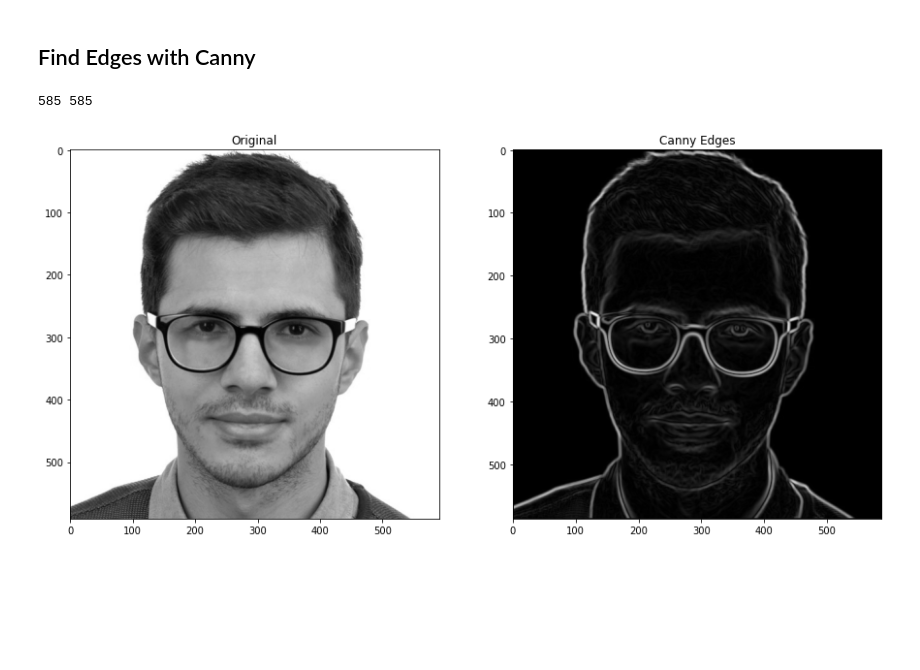
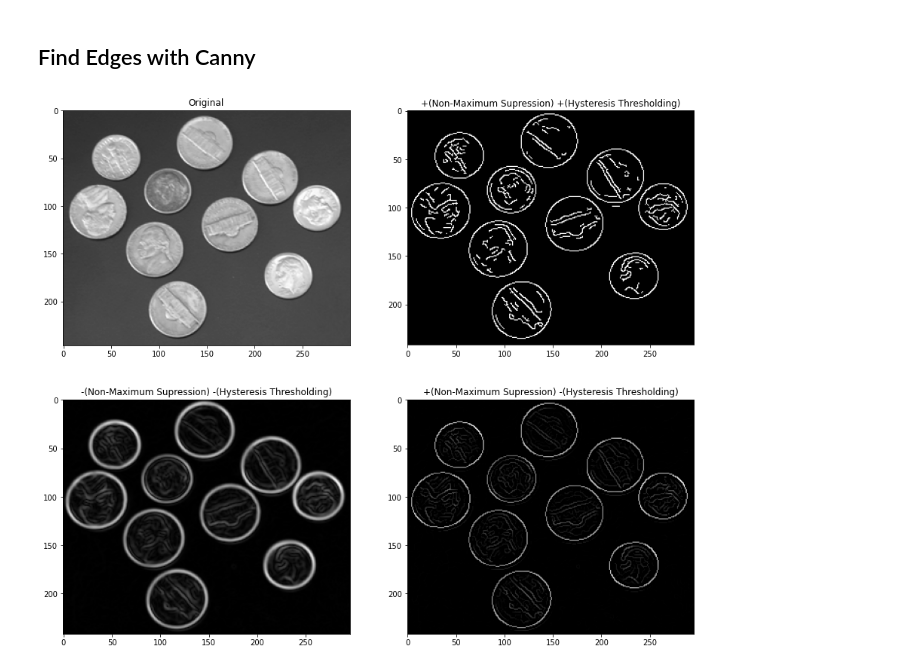
Before and after one commit to ramesaliyev/image-processing-101, a Jupyter notebook: 03- edge detection/canny.ipynb, the cells around one changed output. Saved outputs shown, nothing was run; the diff lists cells and outputs as text; code cells hidden in the pictures; blank space fills up the shorter version.

Commit message:
complete implementation of canny edge detection

```diff
--- a/03- edge detection/canny.ipynb
+++ b/03- edge detection/canny.ipynb
@@ -21,7 +21,7 @@ import lib.helpers as libhelpers
 # %% [markdown]
 **Read PGM**
 # %%
-pgm_path = '../assets/pgms/gman2.ascii.pgm';
+pgm_path = '../assets/pgms/coins.ascii.pgm';
 pgm = libpgm.read(pgm_path)
 # %% [markdown]
 ## Find Edges with Canny
@@ -99,21 +28,45 @@ def canny(image, gauss_sigma, tl, th):
 # %%
-plt.figure(figsize=(15, 15), dpi=72)
-plt.subplot(1, 2, 1)
+plt.figure(figsize=(15, 20), dpi=72)
+
+plt.subplot(3, 2, 1)
 plt.gca().set_title('Original')
 libpgm.show(pgm)
 
+gauss_sigma = 1.4
+ht_low_ratio=0.07
+ht_high_ratio=0.14
+
 # 1
-gauss_sigma = 8
-threshold_low = 100
-threshold_high = 200
+image0= libhelpers.pgm_to_image(pgm)
+image0 = libedge.canny(
+    image0, gauss_sigma, ht_low_ratio, ht_high_ratio,
+    apply_nms=True, apply_ht=True
+)
 
-image = libhelpers.pgm_to_image(pgm)
-image = canny(image, gauss_sigma, threshold_low, threshold_high)
-libconv.pad_zero(image)
+plt.subplot(3, 2, 2)
+plt.gca().set_title('+(Non-Maximum Supression) +(Hysteresis Thresholding)')
+libhelpers.show_image(image0)
 
-plt.subplot(1, 2, 2)
-plt.gca().set_title('Canny Edges')
-libhelpers.show_image(image)
+# 2
+image1= libhelpers.pgm_to_image(pgm)
+image1= libedge.canny(
+    image1, gauss_sigma, ht_low_ratio, ht_high_ratio,
+    apply_nms=False, apply_ht=False
+)
+
+plt.subplot(3, 2, 3)
+plt.gca().set_title('-(Non-Maximum Supression) -(Hysteresis Thresholding)')
+libhelpers.show_image(image1)
+
+# 3
+image2 = libhelpers.pgm_to_image(pgm)
+image2 = libedge.canny(
+    image2, gauss_sigma, ht_low_ratio, ht_high_ratio,
+    apply_nms=True, apply_ht=False
+)
+
+plt.subplot(3, 2, 4)
+plt.gca().set_title('+(Non-Maximum Supression) -(Hysteresis Thresholding)')
+libhelpers.show_image(image2)
 # %% [output]
-585 585
-[figure, old version]
+[figure, new version]
```
Also changed, not shown: parts of 1 cell of this notebook, 5 other files.
